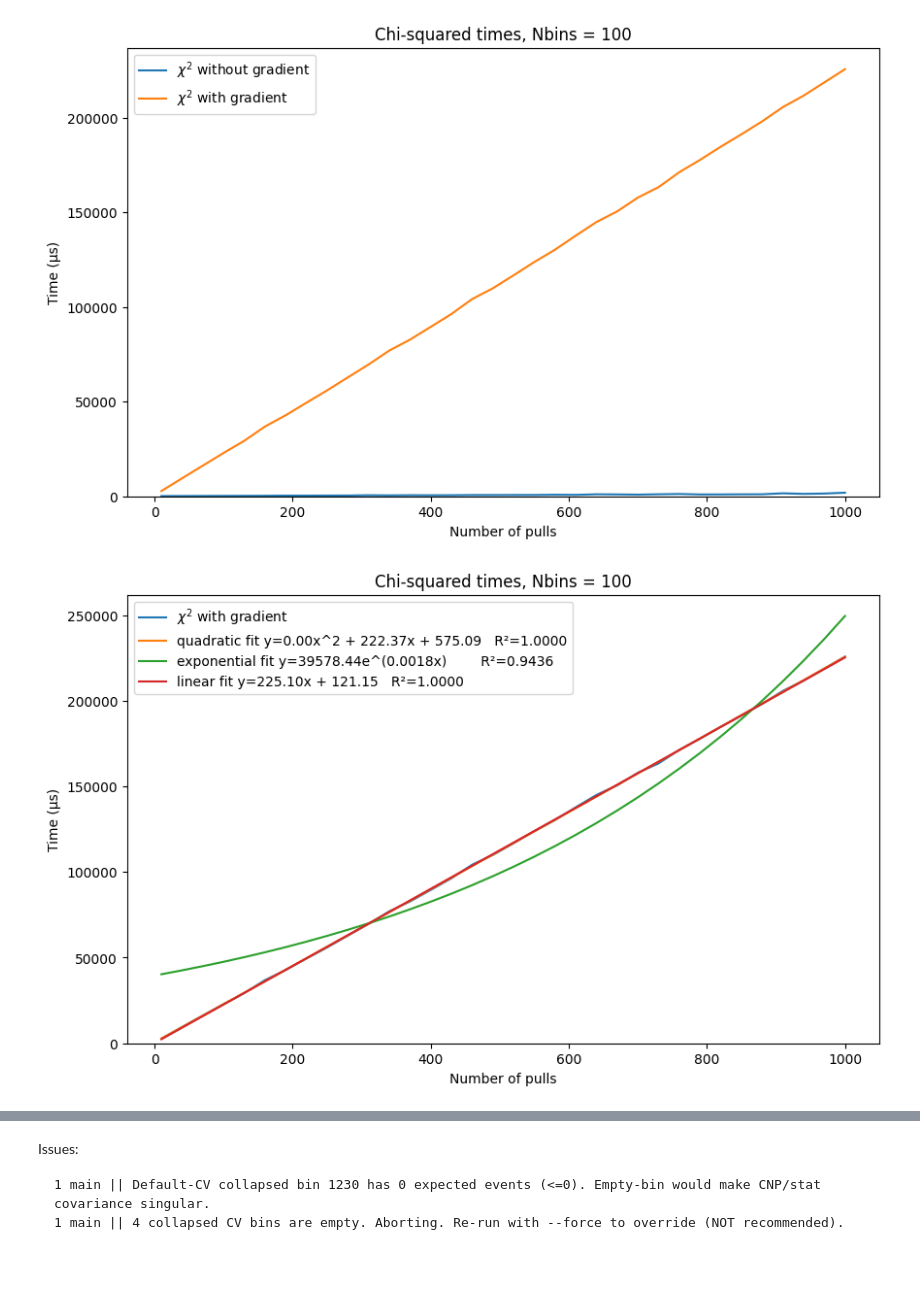
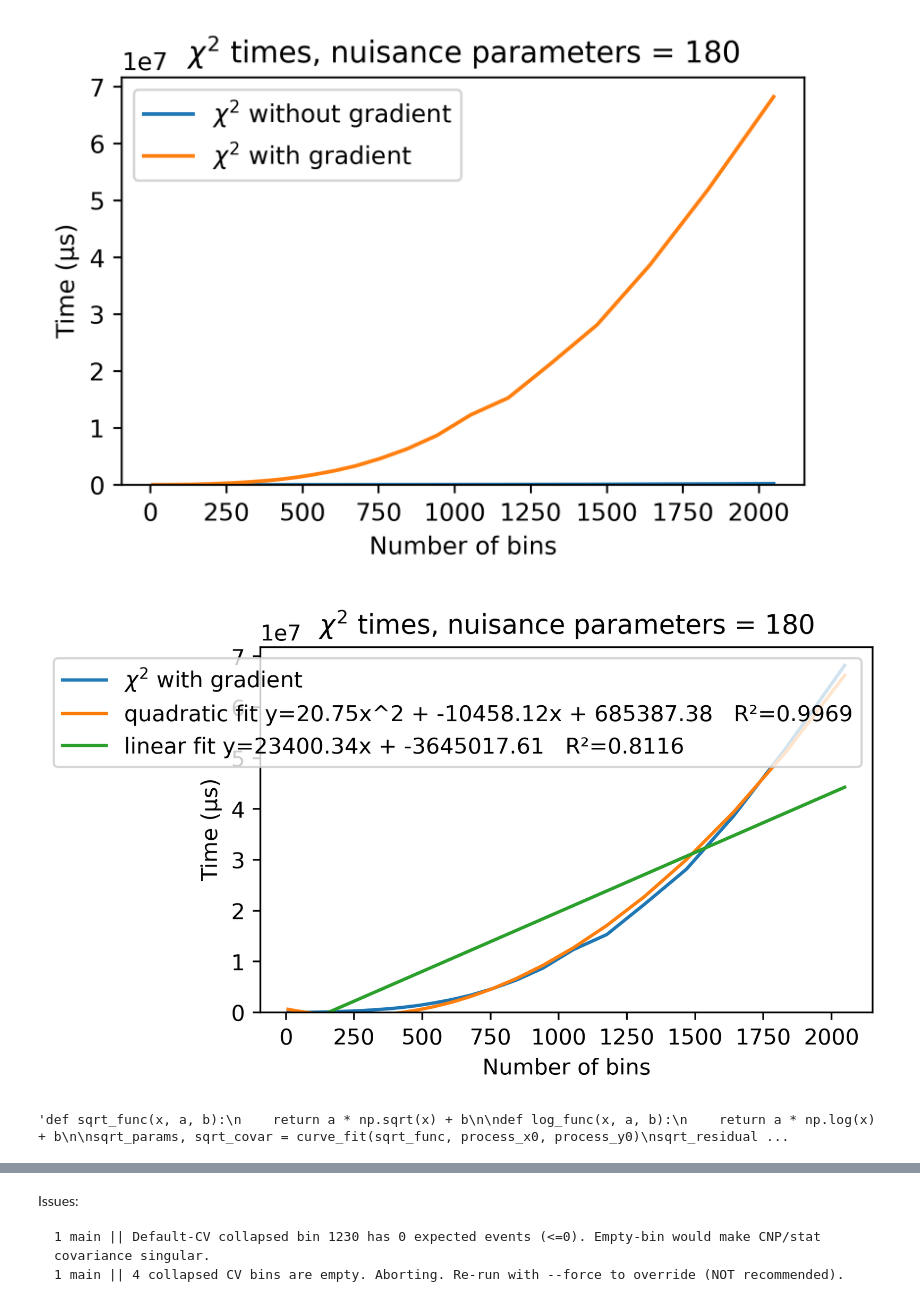
Before and after one commit to BMDragon/PROfit_Scaling, a Jupyter notebook: plotting.ipynb, the cells around one changed output, grey strips where cells are left out. Cells and saved outputs as stored; diff of their text form; code cells hidden in the pictures; blank space fills up the shorter version.

```diff
--- a/plotting.ipynb
+++ b/plotting.ipynb
@@ -36,8 +21,8 @@ POINTS = np.array(list(POINTS)) # Convert set to list
 # print(POINTS)
 # %%
 # --- Define options for 1d plots --- #
-PARAM_PULL = False # If False, x-axis is number of pulls. If True, x-axis is number of bins.
-CONST = LOWBINS
+PARAM_PULL = True # If False, x-axis is Number of nuisance parameters. If True, x-axis is number of bins.
+CONST = HIGHPULLS
 
 if PARAM_PULL:
     POINTS = np.array(sorted(POINTS, key=lambda x: (x[0], x[1]))) # Sort by bins
@@ -64,7 +49,7 @@ for bins, pulls in POINTS:
     chi2_no_grad_time = -1
     chi2_with_grad_time = -1
 
-    with open(f'./scaling_outputs/scale_{bins}bins_{pulls}pulls.txt', 'r') as f:
+    with open(f'./scaling_outputs/scale_{bins}bins_{pulls}pulls_v3.txt', 'r') as f:
         lines = f.readlines()
         for line in lines:
             if 'fillspectra_vary_all' in line:
@@ -98,7 +83,7 @@ for bins, pulls in POINTS:
                 finally:
                     chi2_with_grad_time = time
     f.close()
-
+    '''
     with open(f'./time_logs/user_{bins}bins_{pulls}pulls_time.txt', 'r') as f2:
         line = f2.readline()
         try:
@@ -107,7 +92,7 @@ for bins, pulls in POINTS:
         except:
             process_time = -1
     f2.close()
-
+    '''
     times_dict[(bins, pulls)] = [process_time, fill_spectra_all_time, fill_spectra_phys_time, fill_spectra_nuis_time, chi2_no_grad_time, chi2_with_grad_time]
 
     if process_time != -1:
@@ -314,41 +301,43 @@ chi_exp_ss_res = np.sum(chi_exp_residuals**2)
 chi_exp_ss_tot = np.sum((chi2_with_y0 - np.mean(chi2_with_y0))**2)
 chi_exp_r_squared = 1 - (chi_exp_ss_res / chi_exp_ss_tot)
 # %%
-plt.figure(figsize=(10, 6))
+plt.figure(figsize=(5, 3), dpi=400)
 plt.plot(chi2_no_x0, chi2_no_y0, label='$\\chi^2$ without gradient')
 plt.plot(chi2_with_x0, chi2_with_y0, label='$\\chi^2$ with gradient')
 plt.legend()
 if PARAM_PULL:
     plt.xlabel('Number of bins')
-    plt.title('Chi-squared times, Npulls = ' + str(CONST))
+    plt.title('$\\chi^2$ times, nuisance parameters = ' + str(CONST))
 else:
-    plt.xlabel('Number of pulls')
-    plt.title('Chi-squared times, Nbins = ' + str(CONST))
+    plt.xlabel('Number of nuisance parameters')
+    plt.title('$\\chi^2$ times, bins = ' + str(CONST))
 plt.ylabel('Time (μs)')
 plt.ylim(0,)
+#plt.xscale('log')
 plt.show()
 # %% [output]
-[figure, old version]
+[figure, new version]
 # %%
-plt.figure(figsize=(10, 6))
+plt.figure(figsize=(5, 3), dpi=400)
 plt.plot(chi2_with_x0, chi2_with_y0, label='$\\chi^2$ with gradient')
 plt.plot(chi2_with_x0, quadratic_func(chi2_with_x0, *chi_quad_params), label='quadratic fit y=%.2fx^2 + %.2fx + %.2f   R²=%.4f' % (*tuple(chi_quad_params), chi_quad_r_squared))
-plt.plot(chi2_with_x0, exponential_func(chi2_with_x0, *chi_exp_params), label='exponential fit y=%.2fe^(%.4fx)        R²=%.4f' % (*tuple(chi_exp_params), chi_exp_r_squared))
+#plt.plot(chi2_with_x0, exponential_func(chi2_with_x0, *chi_exp_params), label='exponential fit y=%.2fe^(%.4fx)        R²=%.4f' % (*tuple(chi_exp_params), chi_exp_r_squared))
 plt.plot(chi2_with_x0, linear_func(chi2_with_x0, *chi_lin_params), label='linear fit y=%.2fx + %.2f   R²=%.4f' % (*tuple(chi_lin_params), chi_lin_r_squared))
 plt.legend()
 if PARAM_PULL:
     plt.xlabel('Number of bins')
-    plt.title('Chi-squared times, Npulls = ' + str(CONST))
+    plt.title('$\\chi^2$ times, nuisance parameters = ' + str(CONST))
 else:
-    plt.xlabel('Number of pulls')
-    plt.title('Chi-squared times, Nbins = ' + str(CONST))
+    plt.xlabel('Number of nuisance parameters')
+    plt.title('$\\chi^2$ times, bins = ' + str(CONST))
 plt.ylabel('Time (μs)')
 plt.ylim(0,)
+#plt.xscale('log')
 plt.show()
 # %% [output]
-[figure, old version]
+[figure, new version]
 # %%
-def sqrt_func(x, a, b):
+'''def sqrt_func(x, a, b):
     return a * np.sqrt(x) + b
 
 def log_func(x, a, b):
@@ -370,5 +359,7 @@ lin_params, lin_covar = curve_fit(linear_func, process_x0, process_y0)
 lin_residuals = process_y0 - linear_func(process_x0, *lin_params)
 lin_ss_res = np.sum(lin_residuals**2)
 lin_ss_tot = np.sum((process_y0 - np.mean(process_y0))**2)
-lin_r_squared = 1 - (lin_ss_res / lin_ss_tot)
+lin_r_squared = 1 - (lin_ss_res / lin_ss_tot)'''
+# %% [output]
+'def sqrt_func(x, a, b):\n    return a * np.sqrt(x) + b\n\ndef log_func(x, a, b):\n    return a * np.log(x) + b\n\nsqrt_params, sqrt_covar = curve_fit(sqrt_func, process_x0, process_y0)\nsqrt_residual ...
 # %%
```
Also changed, not shown: parts of 11 cells of this notebook, 3 other files.
